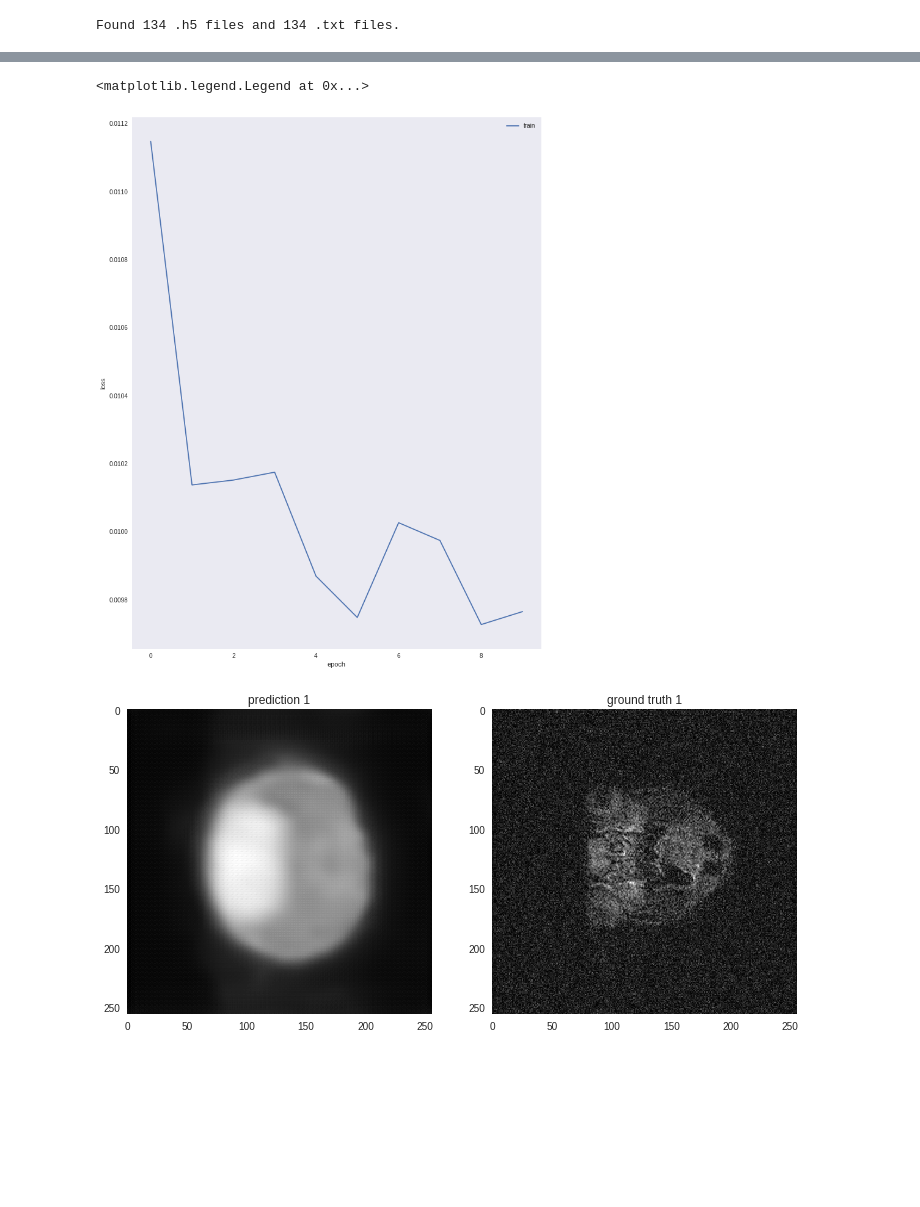
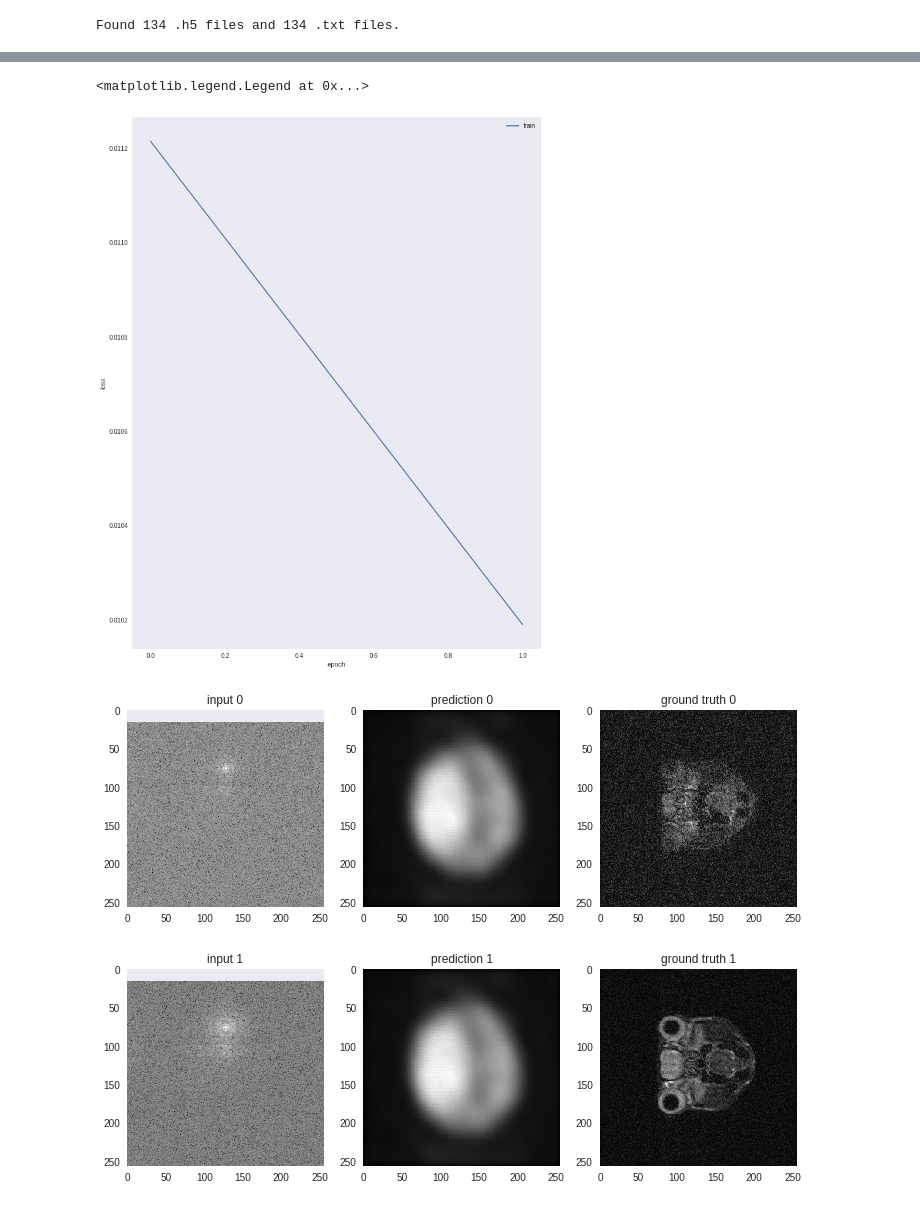
Before and after one commit to alexwal/cs230-project, a Jupyter notebook: MRI_reconstruction_example/automap_model.ipynb, the cells around one changed output, grey strips where cells are left out. Drawn from its saved outputs; the diff is of its cells as text; code cells hidden in the pictures; blank space fills up the shorter version.

```diff
--- a/MRI_reconstruction_example/automap_model.ipynb
+++ b/MRI_reconstruction_example/automap_model.ipynb
@@ -113,8 +113,8 @@ tf.reset_default_graph()
 def load_model():
     n_H, n_W = 256, 256
     X = Input((n_H, n_W, 2))
-    conv_downsample1 = Conv2D(1, 2, strides=2, activation='relu', padding='same')(X)
-    conv_downsample2 = Conv2D(1, 2, strides=2, activation='relu', padding='same')(conv_downsample1)
+    conv_downsample1 = Conv2D(2, 2, strides=2, activation='relu', padding='same')(X)
+    conv_downsample2 = Conv2D(2, 2, strides=2, activation='relu', padding='same')(conv_downsample1)
     X1 = Flatten()(conv_downsample2)
     current_H, current_W = (256 // 4, 256 // 4) # after downsampling by 2 twice
     fc1 = Dense(current_H * current_W * 2, activation = 'tanh')(X1)
@@ -177,7 +177,7 @@ def batch_generator():
     # Find all the files in our dataset
     h5_files = utils.automap.find_dataset_files(DATASET_DIRECTORY)
 
-    batch_size = 4
+    batch_size = 16
     n_H, n_W = 256, 256
 
     X_batch = np.zeros((batch_size, n_H, n_W, 2))
@@ -234,9 +234,11 @@ Found 134 .h5 files and 134 .txt files.
 with sess.as_default():
     fit_model = model.fit_generator(batch_generator(),
                                  validation_data=(X_development, Y_development),
-                                 steps_per_epoch=600,
-                                 epochs=10,
+                                 steps_per_epoch=2600 // 16,
+                                 epochs=2,
                                  shuffle=True,
                                  verbose=1,
                                  use_multiprocessing=True)
+
+    model.save('automap_baseline.h5')
 # %% [output]
@@ -273,7 +268,7 @@ plt.xlabel('epoch')
 plt.legend(['train'])
 # %% [output]
 <matplotlib.legend.Legend at 0x...>
-[figure, old version]
+[figure, new version]
 # %%
 # Run predictions on development set
 with sess.as_default():
@@ -285,15 +280,46 @@ with sess.as_default():
 # %%
 plt.rcParams['image.cmap'] = 'gray' # b/w images
 
-# Prediction 1
-plt.subplot(1, 2, 1)
+# Prediction 0
+
+mag, phase = X_development[0][..., 0],  X_development[0][..., 1]
+fft = mag * np.exp(1j * phase)
+
+# Uncomment to see reconstruction:
+# plt.title('Reconstruction')
+# utils.plot.imshowgray(np.abs(ifft))
+
+plt.subplot(1, 3, 1)
+utils.plot.imshowfft(np.abs(fft))
+plt.title('input 0')
+
+plt.subplot(1, 3, 2)
 plt.imshow(prediction_batch[0])
-plt.title('prediction 1')
+plt.title('prediction 0')
 
-plt.subplot(1, 2, 2)
+plt.subplot(1, 3, 3)
 plt.imshow(ground_truth_batch[0])
-plt.title('ground truth 1');
+plt.title('ground truth 0');
 # %% [output]
-[figure, old version]
+[figure, new version]
+# %%
+# Prediction 1
+
+mag, phase = X_development[1][..., 0],  X_development[1][..., 1]
+fft = mag * np.exp(1j * phase)
+
+plt.subplot(1, 3, 1)
+utils.plot.imshowfft(np.abs(fft))
+plt.title('input 1')
+
+plt.subplot(1, 3, 2)
+plt.imshow(prediction_batch[1])
+plt.title('prediction 1')
+
+plt.subplot(1, 3, 3)
+plt.imshow(ground_truth_batch[1])
+plt.title('ground truth 1');
+# %% [output]
+[figure, added]
 # %%
 # Prediction 2
```
Also changed, not shown: parts of 6 cells of this notebook.
